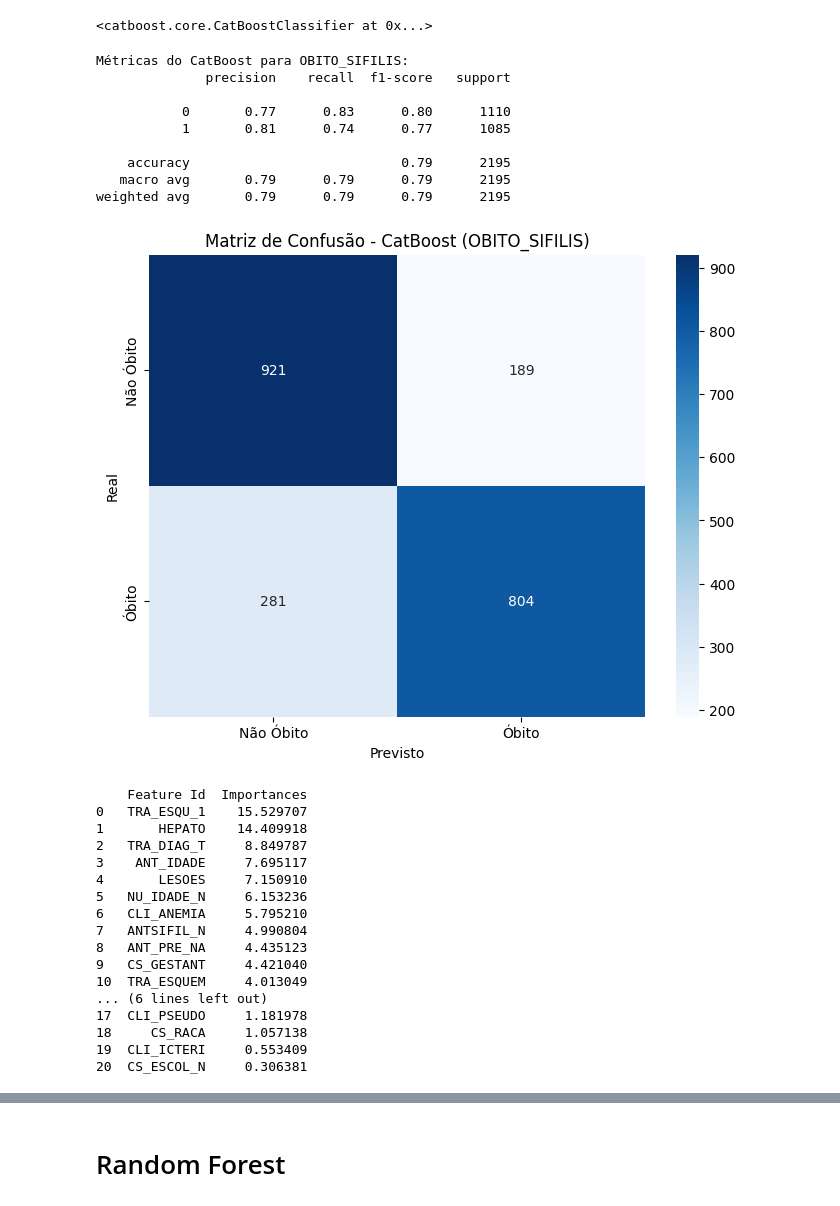
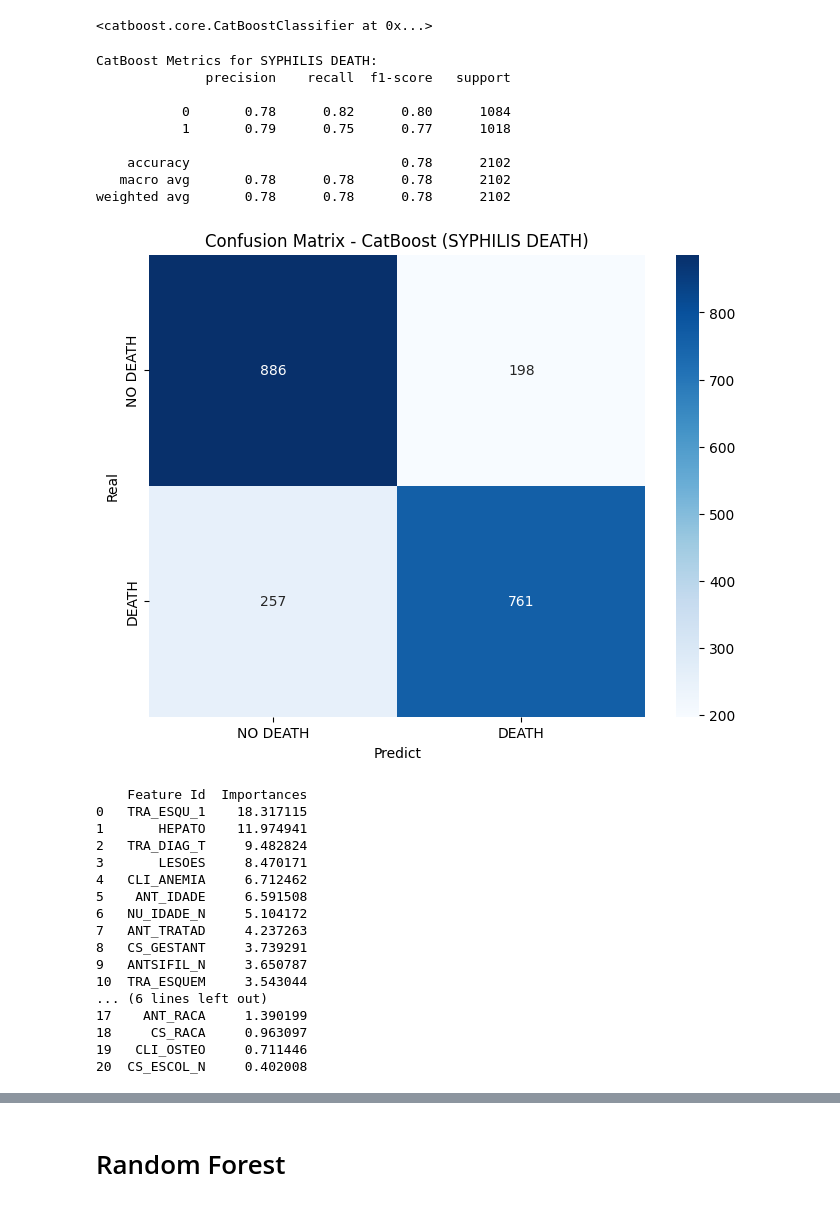
Before and after one commit to nataliateixeira-stats/Analise-de-Predicao-Obito-Sifilis-Congenita, a Jupyter notebook: scripts/python/2. ML Models.ipynb, the cells around one changed output, grey strips where cells are left out. Cells and saved outputs as stored; diff of their text form; code cells hidden in the pictures.

```diff
--- a/scripts/python/2. ML Models.ipynb
+++ b/scripts/python/2. ML Models.ipynb
@@ -30,10 +31,8 @@ data_cleaned.shape
 # %%
 data_cleaned.columns = data_cleaned.columns.str.upper()
 # %%
-# Create outcome columns (death from congenital syphilis, miscarriage and stillbirth) based on EVOLUCAO
+# Create outcome columns (death from congenital syphilis) based on EVOLUCAO
 data_cleaned['OBITO_SIFILIS'] = data_cleaned['EVOLUCAO'].apply(lambda x: 1 if x == 2 else 0)
-data_cleaned['ABORTO'] = data_cleaned['EVOLUCAO'].apply(lambda x: 1 if x == 4 else 0)
-data_cleaned['NATIMORTO'] = data_cleaned['EVOLUCAO'].apply(lambda x: 1 if x == 5 else 0)
 # %%
 data_cleaned.shape
 # %% [output]
@@ -184,5 +182,5 @@ Copy of original numerical variables: ['NU_IDADE_N', 'ANT_IDADE', 'ABORTO', 'NAT
 # %%
-X = data_cleaned.drop(columns=['OBITO_SIFILIS', 'ABORTO', 'NATIMORTO'])
-y = data_cleaned['OBITO_SIFILIS'] # Initial target (can be changed to 'ABORTO' or 'NATIMORTO')
+X = data_cleaned.drop(columns=['OBITO_SIFILIS'])
+y = data_cleaned['OBITO_SIFILIS']
 # %% [markdown]
 # Balancing
@@ -312,6 +252,3 @@ criança, como nas trocas de fraldas.
 # %% [markdown]
 # Catboost
-# %%
-# Atualizar os índices das variáveis categóricas para os dados balanceados
-cat_features_indices = [X_train.columns.get_loc(col) for col in categorical_features]
 # %%
@@ -321,55 +258,54 @@ catboost_model.fit(X_train, y_train, cat_features=cat_features_indices)
 # %% [output]
 <catboost.core.CatBoostClassifier at 0x...>
 # %%
-# Previsões e métricas para o CatBoost
+# Predictions and metrics for CatBoost
 y_pred_catboost = catboost_model.predict(X_test)
-print("Métricas do CatBoost para OBITO_SIFILIS:")
+print("CatBoost Metrics for SYPHILIS DEATH:")
 print(classification_report(y_test, y_pred_catboost))
 # %% [output]
-Métricas do CatBoost para OBITO_SIFILIS:
+CatBoost Metrics for SYPHILIS DEATH:
               precision    recall  f1-score   support
 
-           0       0.77      0.83      0.80      1110
-           1       0.81      0.74      0.77      1085
+           0       0.78      0.82      0.80      1084
+           1       0.79      0.75      0.77      1018
 
-    accuracy                           0.79      2195
-   macro avg       0.79      0.79      0.79      2195
-weighted avg       0.79      0.79      0.79      2195
+    accuracy                           0.78      2102
+   macro avg       0.78      0.78      0.78      2102
+weighted avg       0.78      0.78      0.78      2102
 # %%
 from sklearn.metrics import confusion_matrix
 import seaborn as sns
 import matplotlib.pyplot as plt
 
-# Matriz de Confusão para o CatBoost
 cm_catboost = confusion_matrix(y_test, y_pred_catboost)
 
 plt.figure(figsize=(8, 6))
-sns.heatmap(cm_catboost, annot=True, fmt='d', cmap='Blues', xticklabels=['Não Óbito', 'Óbito'], yticklabels=['Não Óbito', 'Óbito'])
-plt.xlabel('Previsto')
+sns.heatmap(cm_catboost, annot=True, fmt='d', cmap='Blues', xticklabels=['NO DEATH', 'DEATH'], yticklabels=['NO DEATH', 'DEATH'])
+plt.xlabel('Predict')
 plt.ylabel('Real')
-plt.title('Matriz de Confusão - CatBoost (OBITO_SIFILIS)')
+plt.title('Confusion Matrix - CatBoost (SYPHILIS DEATH)')
 plt.show()
 # %% [output]
-[figure, old version]
+[figure, new version]
 # %%
-# Obter as importâncias das features no CatBoost
+# Get Feature Importances in CatBoost
 feature_importances = catboost_model.get_feature_importance(prettified=True)
 print(feature_importances)
 # %% [output]
     Feature Id  Importances
-0   TRA_ESQU_1    15.529707
-1       HEPATO    14.409918
-2   TRA_DIAG_T     8.849787
-3    ANT_IDADE     7.695117
-4       LESOES     7.150910
-5   NU_IDADE_N     6.153236
-6   CLI_ANEMIA     5.795210
-7   ANTSIFIL_N     4.990804
-8   ANT_PRE_NA     4.435123
-9   CS_GESTANT     4.421040
-10  TRA_ESQUEM     4.013049
+0   TRA_ESQU_1    18.317115
+1       HEPATO    11.974941
+2   TRA_DIAG_T     9.482824
+3       LESOES     8.470171
+4   CLI_ANEMIA     6.712462
+5    ANT_IDADE     6.591508
+6   NU_IDADE_N     5.104172
+7   ANT_TRATAD     4.237263
+8   CS_GESTANT     3.739291
+9   ANTSIFIL_N     3.650787
+10  TRA_ESQUEM     3.543044
 ... (6 lines left out)
-17  CLI_PSEUDO     1.181978
-18     CS_RACA     1.057138
-19  CLI_ICTERI     0.553409
-20  CS_ESCOL_N     0.306381
+17    ANT_RACA     1.390199
+18     CS_RACA     0.963097
+19   CLI_OSTEO     0.711446
+20  CS_ESCOL_N     0.402008
```
Also changed, not shown: parts of 48 cells of this notebook, 5 other files.
